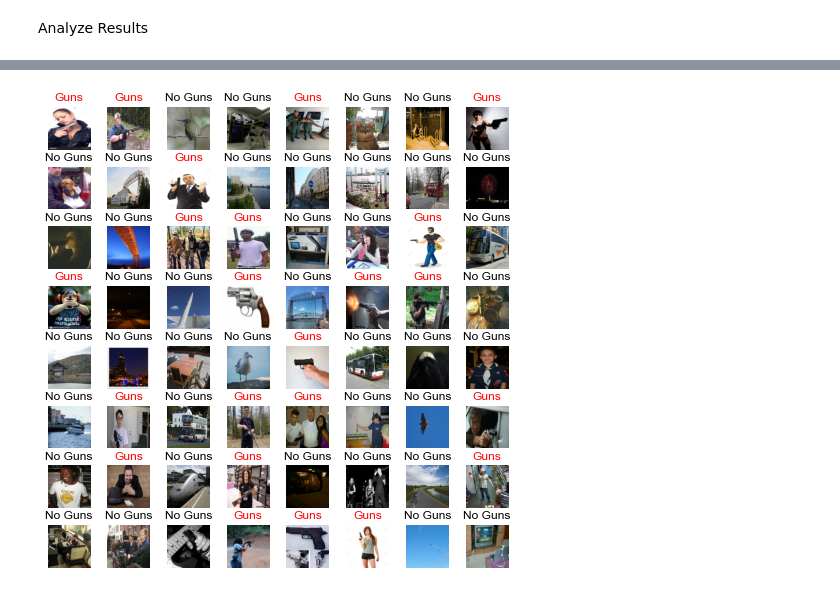
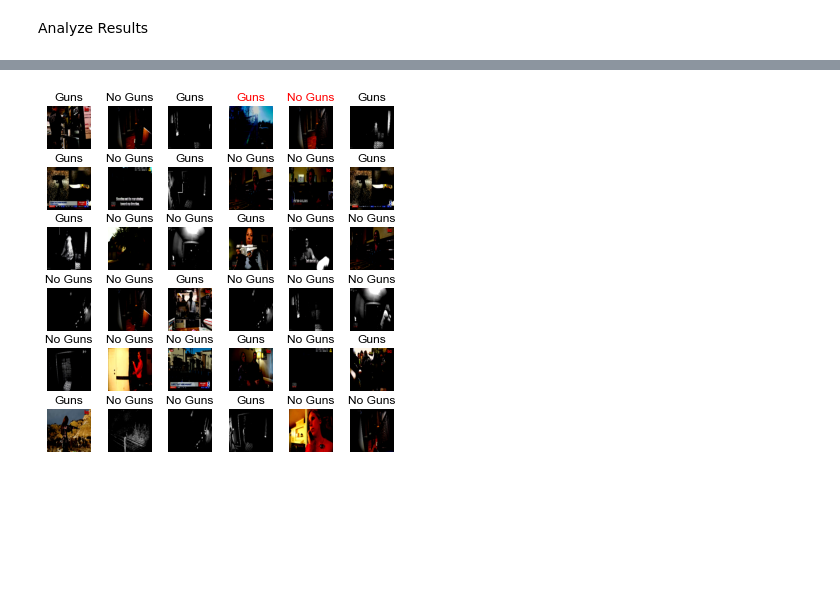
Before and after one commit to html1101/Gun-Detection-GUI, a Jupyter notebook: Models/GeneralModel.ipynb, the cells around one changed output, grey strips where cells are left out. Saved outputs shown, nothing was run; the diff lists cells and outputs as text; code cells hidden in the pictures; blank space fills up the shorter version.

Commit message:
Updated models

```diff
--- a/Models/GeneralModel.ipynb
+++ b/Models/GeneralModel.ipynb
@@ -133,7 +137,9 @@ map_model = {
     "InceptionV3": tf.keras.applications.InceptionV3,
     "VGG16": tf.keras.applications.VGG16,
     "VGG19": tf.keras.applications.VGG19,
-    "Xception": tf.keras.applications.Xception
+    "Xception": tf.keras.applications.Xception,
+    "MobileNetV3Large": tf.keras.applications.MobileNetV3Large,
+    "MobileNet": tf.keras.applications.MobileNet
 }
 
 model = map_model[MODEL](include_top=True, weights=None, classes=num_classes, input_shape=(img_width, img_height, 3))
@@ -164,9 +170,17 @@ model.compile(optimizer=tf.optimizers.Adam(learning_rate=1e-2),
     loss=tf.keras.losses.SparseCategoricalCrossentropy(from_logits=False),
     metrics=["accuracy", "mse"])
 
-# Save model here every 200 batches
-checkpoint_path = F"{MODEL}/{MODEL}.ckpt"
+# Save model here every 100 batches
+checkpoint_path = F"{MODEL}_weights/{MODEL}.ckpt"
 cp_callback = tf.keras.callbacks.ModelCheckpoint(filepath=checkpoint_path,
                                                  save_weights_only=True,
                                                  verbose=1,
-                                                 save_freq=200)
+                                                 monitor="val_accuracy",
+                                                 model="max",
+                                                 save_freq='epoch',
+                                                 save_best_only=True)
+
+
+# Get last model saved
+model.load_weights(checkpoint_path)
+print(F"Restored weights from {checkpoint_path}")
@@ -173,6 +189,6 @@ cp_callback = tf.keras.callbacks.ModelCheckpoint(filepath=checkpoint_path,
 # %%
 # Start training!
-epochs=15
+epochs=10
 history = model.fit(
     train_ds,
     validation_data=val_ds,
@@ -213,27 +265,12 @@ NameError: name 'history' is not defined
 # %%
-import sklearn.metrics as metrics
-import seaborn as sns
-sns.set_theme()
-
-def print_results(y_test, y_pred):
-    # Show the test data's result
-    print("Set results:")
-    print("------------------------------------------------")
-    # y_test = y_test.argmax(axis=1)
-    # y_pred = y_pred.argmax(axis=1)
-    print(metrics.confusion_matrix(y_test, y_pred))
-    print('kappa:       ', metrics.cohen_kappa_score(y_test, y_pred))
-    print('accuracy:    ', metrics.accuracy_score(y_test, y_pred))
-    print('recall:      ', metrics.recall_score(y_test, y_pred, average=None))
-    print('precision:   ', metrics.precision_score(y_test, y_pred, average=None))
-    print('f_1:         ', metrics.f1_score(y_test, y_pred, average=None))
+test_images =
 
 for images, labels in val_ds.take(10):
-    fig = plt.figure(figsize=(8, 8))
+    fig = plt.figure(figsize=(6, 6))
     label_pred = model.predict(images)
-    for i in range(64):
-        ax = fig.add_subplot(8, 8, i + 1)
-        plt.imshow(images[i].numpy().astype("uint8"))
+    for i in range(36):
+        ax = fig.add_subplot(6, 6, i + 1)
+        plt.imshow(images[i].numpy())
         ax.set_title(class_names[labels[i]], fontsize=12, color = "black" if labels[i] == np.argmax(label_pred[i]) else "red")
         plt.axis("off")
     plt.subplots_adjust(left=0.1,
@@ -244,41 +281,4 @@ for images, labels in val_ds.take(10):
                     hspace=0.4)
     plt.show()
     print_results(labels, np.argmax(label_pred, axis=1))
-
-# For a batch, find the best confidence threshold.
-
-x_points = np.arange(0, 1, 0.05)
-y_point1 = np.zeros(len(x_points))
-y_point2 = np.zeros(len(x_points))
-y_point3 = np.zeros(len(x_points))
-y_point4 = np.zeros(len(x_points))
-y_point5 = np.zeros(len(x_points))
-batch = 0
-for images, labels in val_ds.take(300):
-    print(F"Analyzing batch {batch}")
-    label_pred = model.predict(images)
-    x_point = 0
-    for thresh in x_points:
-        y_point1[x_point] += (metrics.cohen_kappa_score(labels, [i[1] > thresh for i in label_pred])) / len(x_points)
-        y_point2[x_point] += (metrics.accuracy_score(labels, [i[1] > thresh for i in label_pred])) / len(x_points)
-        y_point3[x_point] += (metrics.recall_score(labels, [i[1] > thresh for i in label_pred], average='weighted')) / len(x_points)
-        y_point4[x_point] += (metrics.precision_score(labels, [i[1] > thresh for i in label_pred], average='weighted', zero_division=0)) / len(x_points)
-        y_point5[x_point] += (metrics.f1_score(labels, [i[1] > thresh for i in label_pred], average='weighted')) / len(x_points)
-        x_point += 1
-    batch += 1
-
-fig, ax = plt.subplots()
-plot_1, = plt.plot(x_points, y_point1, label = "Kappa")
-plot_2, = plt.plot(x_points, y_point2, label = "Accuracy")
-plot_3, = plt.plot(x_points, y_point3, label = "Recall")
-plot_4, = plt.plot(x_points, y_point4, label = "Precision")
-plot_5, = plt.plot(x_points, y_point5, label = "F1 Score")
-ax.legend(handles=[plot_1, plot_2, plot_3, plot_4, plot_5])
-plt.xlabel("Confidence Threshold")
-plt.ylabel("Score")
-plt.title("AlexNet Confidence Threshold")
-
-plt.savefig("Pictures/alexnet_confthresh.png")
-
-plt.show()
 # %% [output]
@@ -285 +302 @@ plt.show()
-[figure, old version]
+[figure, new version]
```
Also changed, not shown: parts of 12 cells of this notebook, 17 other files.
